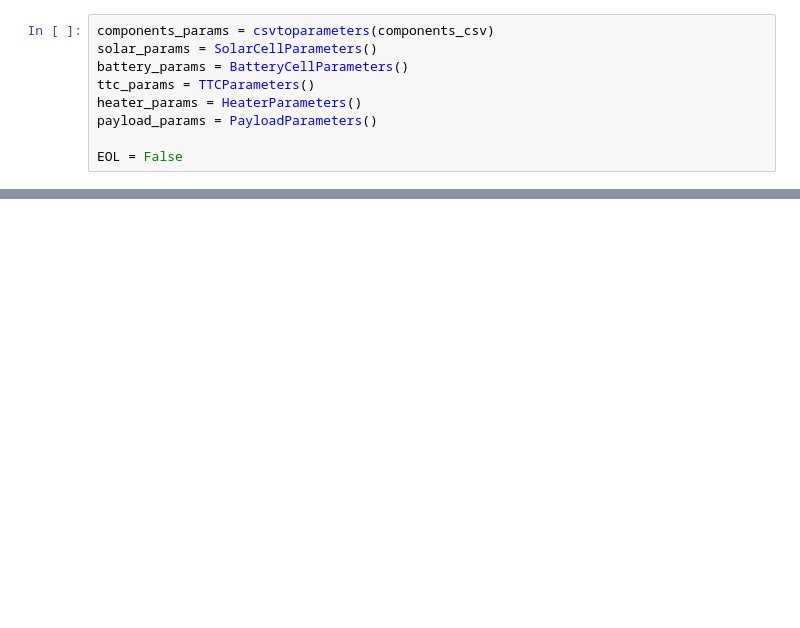
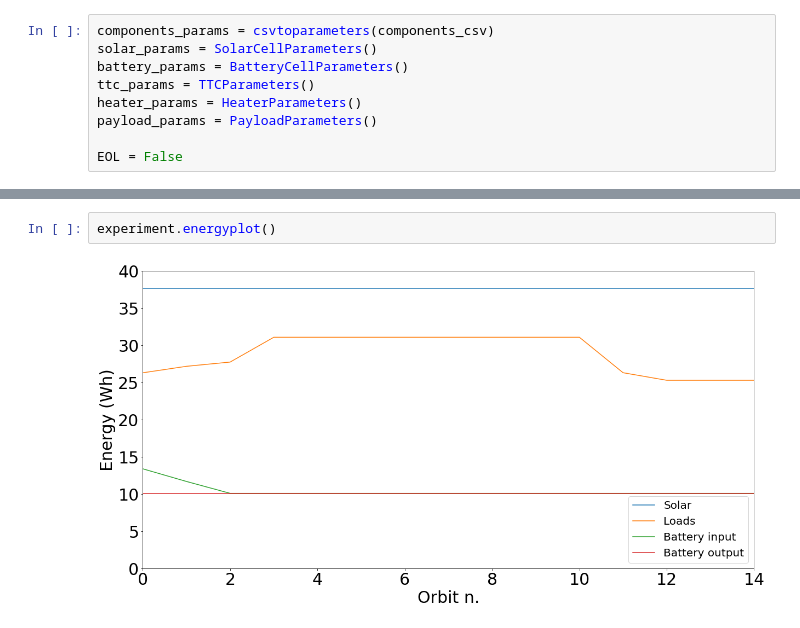
Before and after one commit to seDavo01/SD_EPS, a Jupyter notebook: [SD][EPS]main.ipynb, the cells around one changed output, grey strips where cells are left out. Drawn from its saved outputs; the diff is of its cells as text; blank space fills up the shorter version.

Commit message:
fixed fontsize and added energyplot

```diff
--- a/[SD][EPS]main.ipynb
+++ b/[SD][EPS]main.ipynb
@@ -113,0 +127,4 @@ for key, schedule in schedules.items():
+# %%
+experiment.energyplot()
+# %% [output]
+[figure, added]
```
Also changed, not shown: parts of 7 cells of this notebook, 2 other files.
